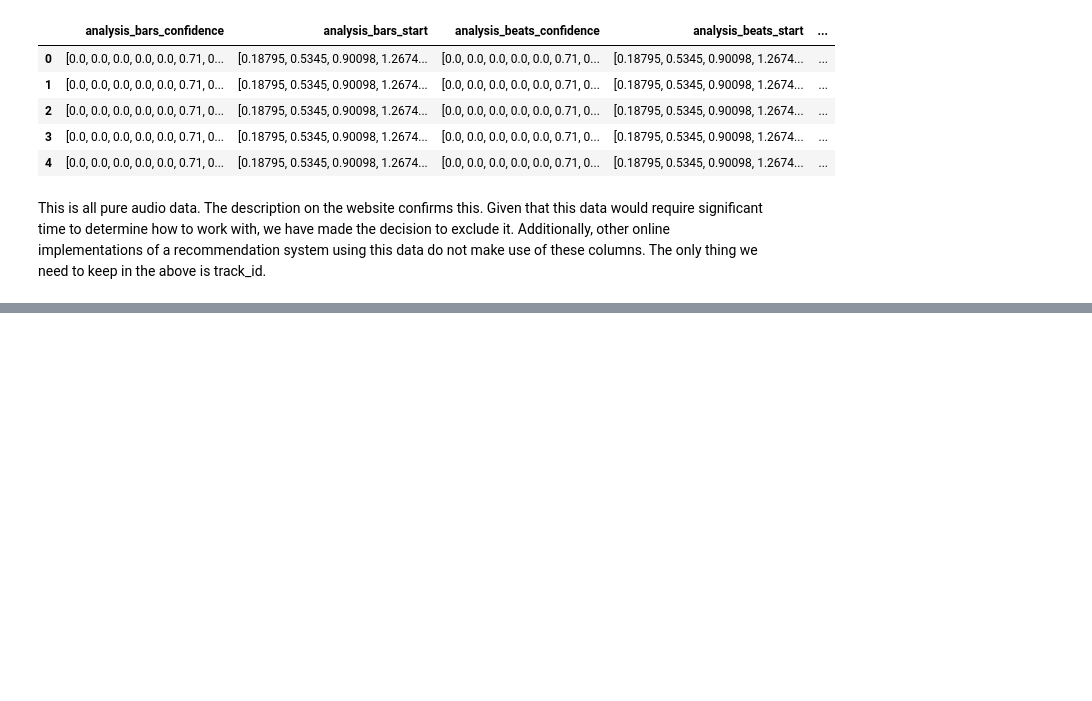
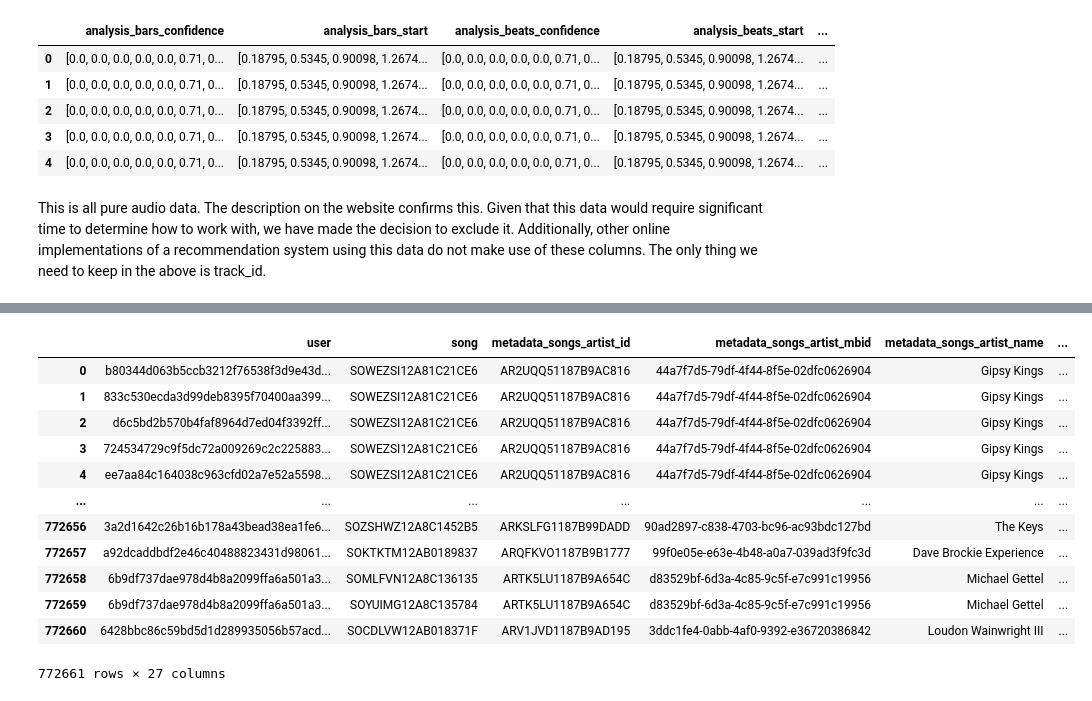
Before and after one commit to skhatri-28/Song-Recommendation-System-Project, a Jupyter notebook: notebooks/preprocessing.ipynb, the cells around one changed output, grey strips where cells are left out. Cells and saved outputs as stored; diff of their text form; code cells hidden in the pictures; blank space fills up the shorter version.

Commit message:
Uploading additional work to preprocessing notebook

```diff
--- a/notebooks/preprocessing.ipynb
+++ b/notebooks/preprocessing.ipynb
@@ -361,2 +373,10 @@ The decision was also made to remove other columns containing numeric data in ar
 # %%
 ## Convert other arrays into strings separated by a pipe
+#musicbrainz_artist_mbtags
+#metadata_artist_terms
+master_data_df['musicbrainz_artist_tags'] = ['|'.join(map(str, l)) for l in df['musicbrainz_artist_mbtags']]
+master_data_df.drop(['musicbrainz_artist_mbtags'], axis=1, inplace=True)
+# %%
+master_data_df['metadata_artist_termss'] = ['|'.join(map(str, l)) for l in df['metadata_artist_terms']]
+master_data_df.drop(['metadata_artist_terms'], axis=1, inplace=True)
+master_data_df.head()
@@ -365,2 +398,13 @@ The decision was also made to remove other columns containing numeric data in ar
+# %%
+# Remove artist location from data
+master_data_df.drop(['metadata_songs_artist_location'], axis=1, inplace=True)
 # %%
 ## Create one standardized dataset
+numeric_master_df = master_data_df.select_dtypes(include='number')
+other_master_df = master_data_df.select_dtypes(exclude = 'number')
+from sklearn.preprocessing import StandardScaler
+scaler = StandardScaler()
+cols = numeric_master_df.columns
+scaled_features_df = pd.DataFrame(scaler.fit_transform(numeric_master_df), columns=cols)
+standardized_master_data_df = other_master_df.merge(scaled_features_df, how='left', left_index=True, right_index=True)
+standardized_master_data_df.head()
@@ -367,2 +418,20 @@ The decision was also made to remove other columns containing numeric data in ar
+# %%
+## drop song hottness missing indicator in both datasets
+master_data_df.drop(['song_hotttnesss_indicator_missing'], axis=1)
+standardized_master_data_df.drop(['song_hotttnesss_indicator_missing'], axis=1)
+# %% [output]
+|  | user | song | metadata_songs_artist_id | metadata_songs_artist_mbid | metadata_songs_artist_name | ... |
+| 0 | b80344d063b5ccb3212f76538f3d9e43d... | SOWEZSI12A81C21CE6 | AR2UQQ51187B9AC816 | 44a7f7d5-79df-4f44-8f5e-02dfc0626904 | Gipsy Kings | ... |
+| 1 | 833c530ecda3d99deb8395f70400aa399... | SOWEZSI12A81C21CE6 | AR2UQQ51187B9AC816 | 44a7f7d5-79df-4f44-8f5e-02dfc0626904 | Gipsy Kings | ... |
+| 2 | d6c5bd2b570b4faf8964d7ed04f3392ff... | SOWEZSI12A81C21CE6 | AR2UQQ51187B9AC816 | 44a7f7d5-79df-4f44-8f5e-02dfc0626904 | Gipsy Kings | ... |
+| 3 | 724534729c9f5dc72a009269c2c225883... | SOWEZSI12A81C21CE6 | AR2UQQ51187B9AC816 | 44a7f7d5-79df-4f44-8f5e-02dfc0626904 | Gipsy Kings | ... |
+| 4 | ee7aa84c164038c963cfd02a7e52a5598... | SOWEZSI12A81C21CE6 | AR2UQQ51187B9AC816 | 44a7f7d5-79df-4f44-8f5e-02dfc0626904 | Gipsy Kings | ... |
+| ... | ... | ... | ... | ... | ... | ... |
+| 772656 | 3a2d1642c26b16b178a43bead38ea1fe6... | SOZSHWZ12A8C1452B5 | ARKSLFG1187B99DADD | 90ad2897-c838-4703-bc96-ac93bdc127bd | The Keys | ... |
+| 772657 | a92dcaddbdf2e46c40488823431d98061... | SOKTKTM12AB0189837 | ARQFKVO1187B9B1777 | 99f0e05e-e63e-4b48-a0a7-039ad3f9fc3d | Dave Brockie Experience | ... |
+| 772658 | 6b9df737dae978d4b8a2099ffa6a501a3... | SOMLFVN12A8C136135 | ARTK5LU1187B9A654C | d83529bf-6d3a-4c85-9c5f-e7c991c19956 | Michael Gettel | ... |
+| 772659 | 6b9df737dae978d4b8a2099ffa6a501a3... | SOYUIMG12A8C135784 | ARTK5LU1187B9A654C | d83529bf-6d3a-4c85-9c5f-e7c991c19956 | Michael Gettel | ... |
+| 772660 | 6428bbc86c59bd5d1d289935056b57acd... | SOCDLVW12AB018371F | ARV1JVD1187B9AD195 | 3ddc1fe4-0abb-4af0-9392-e36720386842 | Loudon Wainwright III | ... |
+772661 rows × 27 columns
 # %%
 ## Export cleaned datasets to csv
```
Also changed, not shown: parts of 14 cells of this notebook.
